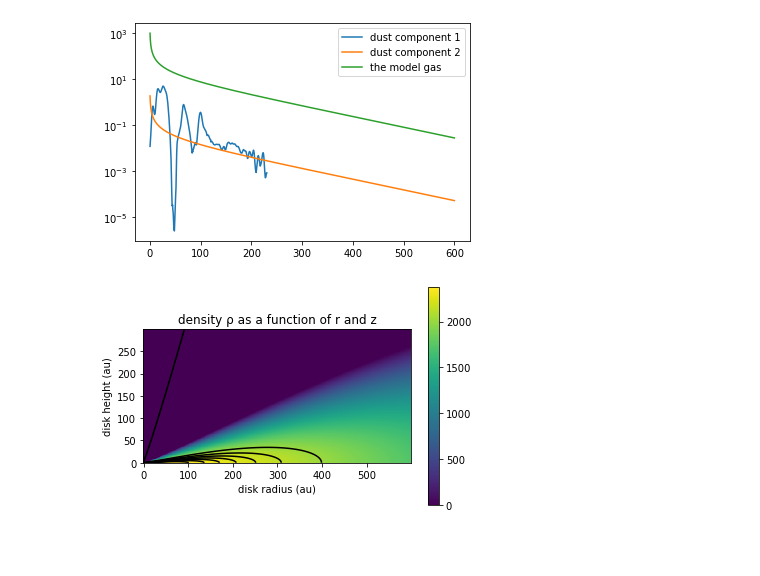
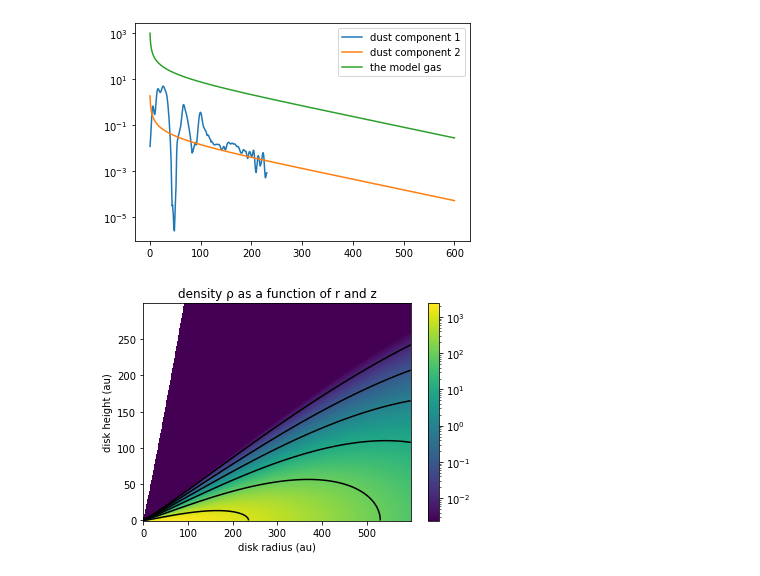
Before and after one commit to feilongm/Notebooks, a Jupyter notebook: notebooks/Plots.ipynb, the cells around one changed output. Drawn from its saved outputs; the diff is of its cells as text; code cells hidden in the pictures; blank space fills up the shorter version.

```diff
--- a/notebooks/Plots.ipynb
+++ b/notebooks/Plots.ipynb
@@ -68,28 +68,32 @@ leg = ax.legend(loc = 'best')
 # %%
 import numpy as np
 import math
+import matplotlib.pyplot as plt
+import numpy as np
+import math
+from astropy import units as u
+import matplotlib.colors as colors
 
 Md = 0.14
 gam = 0.8
 rc = 165.0
 r_ref = 100.0
 h_ref = 8.44
 psi = 1.08
 x = np.arange(0.45, 600.0)
 y = np.arange(0, 300.0)
 r, z = np.meshgrid(x, y)
 sigma_c = ((2 - gam) * Md) / (2 * math.pi) * rc ** 2
 sigma_gr = sigma_c * ((r / rc) ** (-1 * gam)) * np.exp((-1 * (r / rc) ** (2 - gam)))
 Hr = h_ref * (r / r_ref) ** psi
 P = (sigma_gr / ((2 * math.pi) ** (0.5)) * Hr) * np.exp(-0.5 * (z / Hr) ** 2)
 fig, ax = plt.subplots()
-pcm = ax.pcolor(r, z, P, norm = colors.LogNorm(vmin = P.max() * 10 ** -6, vmax = P.max()), shading = 'auto')
-plt.imshow(P, origin = 'lower')
+plt.pcolor(r, z, P, norm = colors.LogNorm(vmin = P.max() * 10 ** -6, vmax = P.max()), shading = 'auto')
 plt.colorbar()
-plt.contour(P, colors = 'black')
+plt.contour(P, [0.01, 0.1, 1, 10, 100, 1000], colors = 'black')
 plt.title(r'density ρ as a function of r and z')
 plt.xlabel(r'disk radius (au)')
 plt.ylabel(r'disk height (au)')
 plt.show()
 # %% [output]
-[figure, old version]
+[figure, new version]
```
